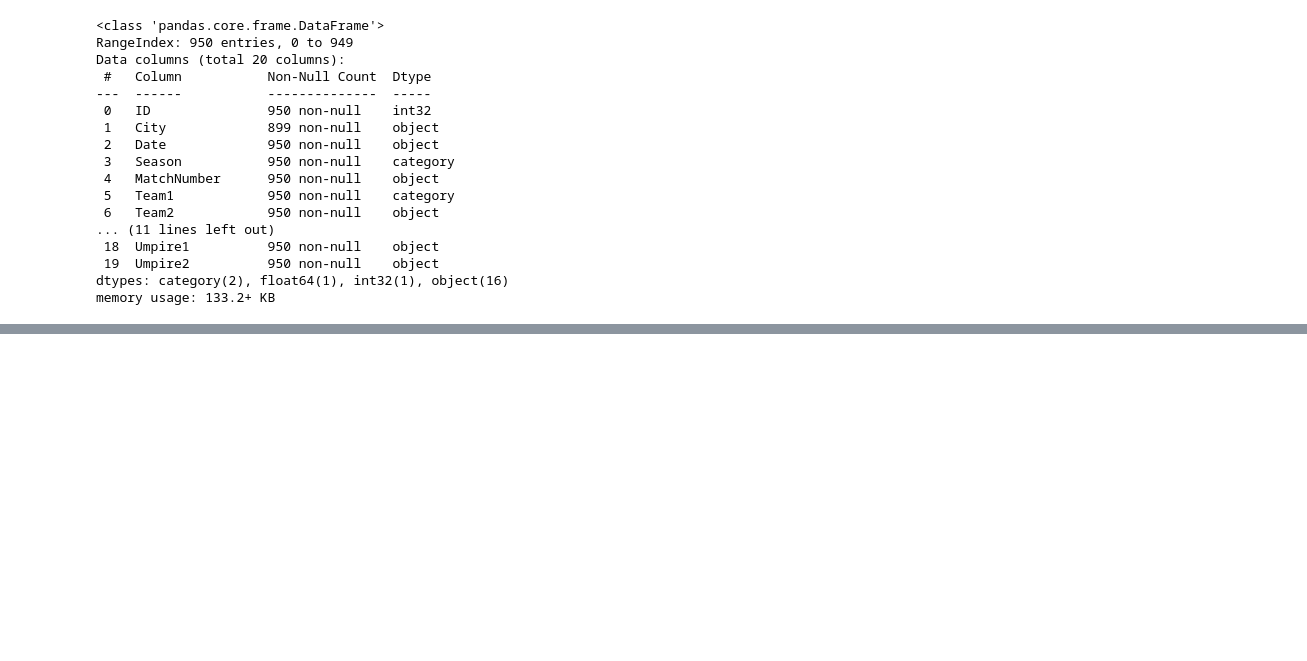
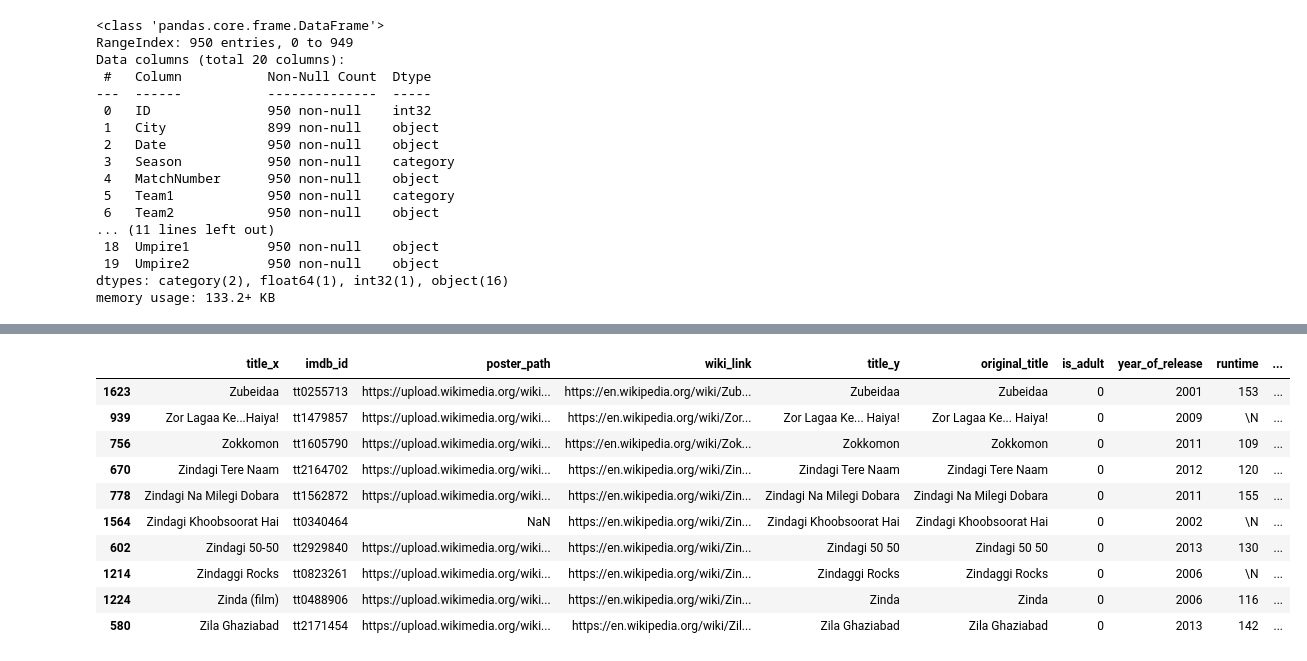
Before and after one commit to thesujalgaur/DATA-SCIENCE-Personal, a Jupyter notebook: Pandas/pandas_dataframe.ipynb, the cells around one changed output, grey strips where cells are left out. Saved outputs shown, nothing was run; the diff lists cells and outputs as text; code cells hidden in the pictures; blank space fills up the shorter version.

```diff
--- a/Pandas/pandas_dataframe.ipynb
+++ b/Pandas/pandas_dataframe.ipynb
@@ -675,0 +1033,14 @@ memory usage: 133.2+ KB
+# %%
+movies.sort_values(['title_x'],ascending=False).head(10)
+# %% [output]
+|  | title_x | imdb_id | poster_path | wiki_link | title_y | original_title | is_adult | year_of_release | runtime | ... |
+| 1623 | Zubeidaa | tt0255713 | https://upload.wikimedia.org/wiki... | https://en.wikipedia.org/wiki/Zub... | Zubeidaa | Zubeidaa | 0 | 2001 | 153 | ... |
+| 939 | Zor Lagaa Ke...Haiya! | tt1479857 | https://upload.wikimedia.org/wiki... | https://en.wikipedia.org/wiki/Zor... | Zor Lagaa Ke... Haiya! | Zor Lagaa Ke... Haiya! | 0 | 2009 | \N | ... |
+| 756 | Zokkomon | tt1605790 | https://upload.wikimedia.org/wiki... | https://en.wikipedia.org/wiki/Zok... | Zokkomon | Zokkomon | 0 | 2011 | 109 | ... |
+| 670 | Zindagi Tere Naam | tt2164702 | https://upload.wikimedia.org/wiki... | https://en.wikipedia.org/wiki/Zin... | Zindagi Tere Naam | Zindagi Tere Naam | 0 | 2012 | 120 | ... |
+| 778 | Zindagi Na Milegi Dobara | tt1562872 | https://upload.wikimedia.org/wiki... | https://en.wikipedia.org/wiki/Zin... | Zindagi Na Milegi Dobara | Zindagi Na Milegi Dobara | 0 | 2011 | 155 | ... |
+| 1564 | Zindagi Khoobsoorat Hai | tt0340464 | NaN | https://en.wikipedia.org/wiki/Zin... | Zindagi Khoobsoorat Hai | Zindagi Khoobsoorat Hai | 0 | 2002 | \N | ... |
+| 602 | Zindagi 50-50 | tt2929840 | https://upload.wikimedia.org/wiki... | https://en.wikipedia.org/wiki/Zin... | Zindagi 50 50 | Zindagi 50 50 | 0 | 2013 | 130 | ... |
+| 1214 | Zindaggi Rocks | tt0823261 | https://upload.wikimedia.org/wiki... | https://en.wikipedia.org/wiki/Zin... | Zindaggi Rocks | Zindaggi Rocks | 0 | 2006 | \N | ... |
+| 1224 | Zinda (film) | tt0488906 | https://upload.wikimedia.org/wiki... | https://en.wikipedia.org/wiki/Zin... | Zinda | Zinda | 0 | 2006 | 116 | ... |
+| 580 | Zila Ghaziabad | tt2171454 | https://upload.wikimedia.org/wiki... | https://en.wikipedia.org/wiki/Zil... | Zila Ghaziabad | Zila Ghaziabad | 0 | 2013 | 142 | ... |
```
Also changed, not shown: parts of 37 cells of this notebook, 3 other files.
